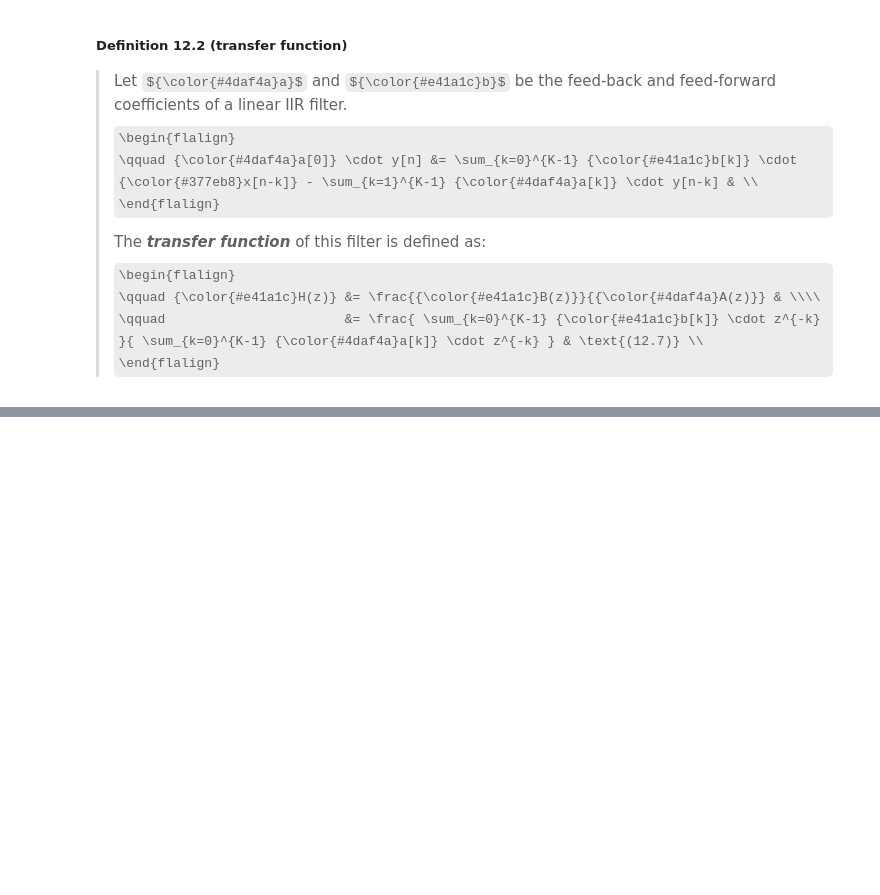
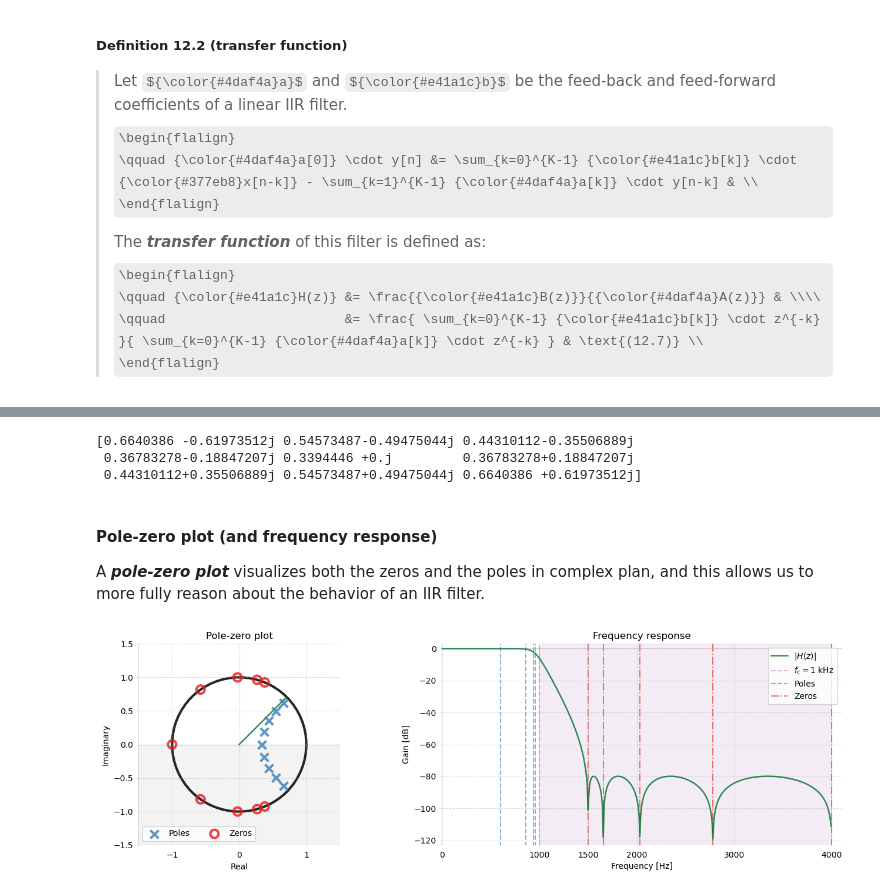
Before and after one commit to buruzaemon/digital-signals-theory, a Jupyter notebook: DST_CH12.ipynb, the cells around one changed output, grey strips where cells are left out. Drawn from its saved outputs; the diff is of its cells as text; code cells hidden in the pictures; some formulas as TeX source; blank space fills up the shorter version.

```diff
--- a/DST_CH12.ipynb
+++ b/DST_CH12.ipynb
@@ -261,0 +613,67 @@ plt.show()
+# %%
+print(poles)
+# %% [output]
+[0.6640386 -0.61973512j 0.54573487-0.49475044j 0.44310112-0.35506889j
+ 0.36783278-0.18847207j 0.3394446 +0.j         0.36783278+0.18847207j
+ 0.44310112+0.35506889j 0.54573487+0.49475044j 0.6640386 +0.61973512j]
+# %% [markdown]
+#### Pole-zero plot (and frequency response)
+
+A **_pole-zero plot_** visualizes both the zeros and the poles in complex plan, and this allows us to more fully reason about the behavior of an IIR filter.
+# %%
+fig, (ax, ax1) = plt.subplots(figsize=(14, 4.4), ncols=2)
+
+# -----------------------------------------------------
+# Poles-eros plot
+#
+ax.grid(linestyle='--', alpha=0.4, color='#A9A9A9')
+# Eliminate upper and right axes
+ax.spines['right'].set_color('none')
+ax.spines['top'].set_color('none')
+ax.spines['left'].set(color='#A9A9A9', alpha=0.4)
+ax.spines['bottom'].set(position='zero', color='#A9A9A9', alpha=0.4)
+
+circ = patches.Ellipse((0, 0), 2, 2, edgecolor='#252525', linewidth=3, fill=False, zorder=-10)
+ax.add_patch(circ)
+
+ax.scatter(poles.real, poles.imag, marker='x', s=100, linewidth=3, label='Poles', color='#377eb8', alpha=0.8, zorder=10)
+ax.scatter(zeros.real, zeros.imag, marker='o', s=100, edgecolor='#e41a1c', color=None, facecolor='none', linewidth=3, label='Zeros', alpha=0.8, zorder=10)
+ax.plot([0, np.cos(2 * np.pi / 8)], [0, np.sin(2 * np.pi / 8)], linewidth=1.8, color='#006d2c', alpha=0.8)
+ax.axhspan(-1.6, 0, alpha=0.05, color='#252525', zorder=-1)
+
+ax.set(xlim=[-1.5, 1.5], ylim=[-1.5, 1.5], aspect='equal', xlabel='Real', ylabel='Imaginary')
+ax.set(xticks=[-1, 0, 1])
+ax.tick_params(axis='y', which=u'both', length=3, color='#A9A9A940')
+ax.tick_params(axis='x', which=u'both', length=3, pad=128, color='#A9A9A940')
+ax.legend(loc='lower left', ncol=2)
+ax.set(title='Pole-zero plot')
+
+# -----------------------------------------------------
+# Frequency response
+#
+ax1.grid(linestyle='--', alpha=0.4, color='#A9A9A9')
+# Eliminate upper and right axes
+ax1.spines['right'].set_color('none')
+ax1.spines['top'].set_color('none')
+ax1.spines['left'].set(color='#A9A9A9', alpha=0.4)
+ax1.spines['bottom'].set(position='zero', color='#A9A9A9', alpha=0.4)
+
+ax1.plot(freq, 20 * np.log10(np.abs(H) + 1e-6), label='$|H(z)|$', linewidth=1.8, color='#006d2c', alpha=0.8, zorder=10)
+
+ax1.axvline(fc, zorder=-1, label=r'$f_c = 1$ kHz', color='#984ea3', linestyle='--', alpha=0.4)
+ax1.axvspan(fc, fs/2, zorder=-2, color='#984ea3', alpha=0.1)
+ax1.vlines(np.angle(poles) * fs / (2 * np.pi), -140, 10, linestyle='--', label='Poles', color='#377eb8', alpha=0.6, zorder=1)
+ax1.vlines(np.angle(zeros) * fs / (2 * np.pi), -140, 10, linestyle='-.', label='Zeros', color='#e41a1c', alpha=0.6, zorder=1)
+
+ax1.set(xlim=[0, fs/2 + 100], ylim=[-123, 3])
+ax1.tick_params(axis='y', which=u'both', length=3, color='#A9A9A940')
+ax1.tick_params(axis='x', which=u'both', length=3, pad=245, color='#A9A9A940')
+ax1.set(xticks=[0, 1000, 1500, 2000, 3000, 4000])
+ax1.set(xlabel='Frequency [Hz]', ylabel='Gain [dB]')
+ax1.set(title='Frequency response')
+ax1.legend(loc='upper right')
+
+fig.tight_layout()
+plt.show()
+# %% [output]
+[figure, added]
```
Also changed, not shown: parts of 51 cells of this notebook.
